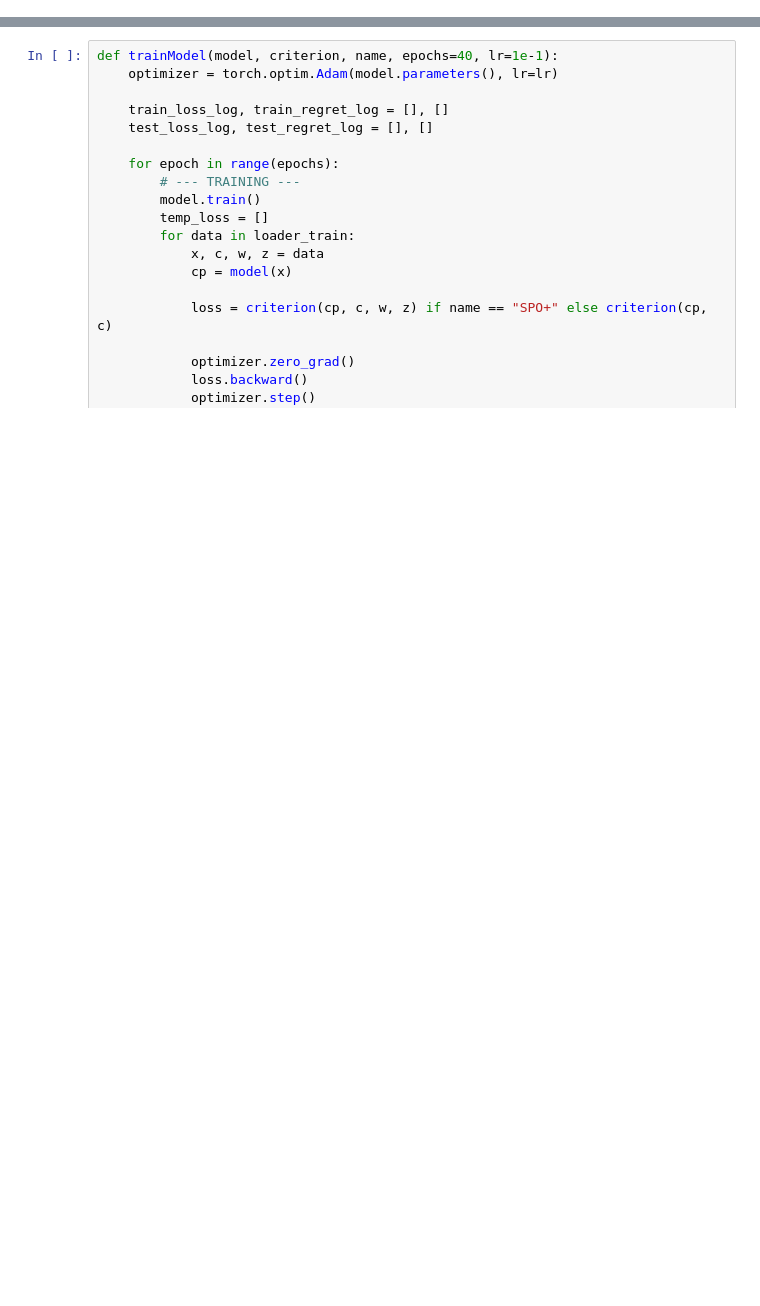
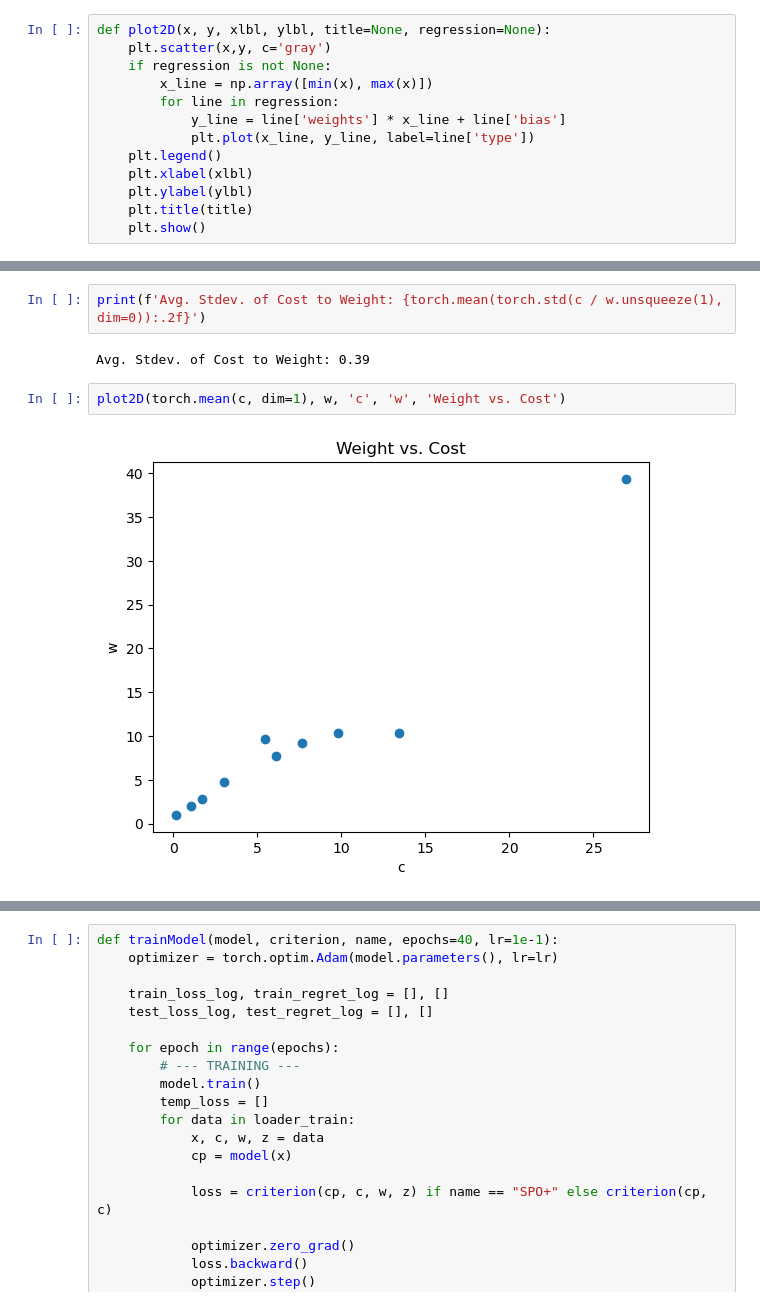
Before and after one commit to saloper/decision-focused-bike-rebalancing, a Jupyter notebook: Knapsack Problems/SPO/knapsack_spo_explore.ipynb, the cells around one changed output, grey strips where cells are left out. Drawn from its saved outputs; the diff is of its cells as text; blank space fills up the shorter version.

```diff
--- a/Knapsack Problems/SPO/knapsack_spo_explore.ipynb
+++ b/Knapsack Problems/SPO/knapsack_spo_explore.ipynb
@@ -23,0 +10,13 @@ x_train, x_test, c_train, c_test = train_test_split(x, c, test_size= int(n *.9))
+# %%
+def plot2D(x, y, xlbl, ylbl, title=None, regression=None):
+    plt.scatter(x,y, c='gray')
+    if regression is not None:
+        x_line = np.array([min(x), max(x)])
+        for line in regression:
+            y_line = line['weights'] * x_line + line['bias']
+            plt.plot(x_line, y_line, label=line['type'])
+    plt.legend()
+    plt.xlabel(xlbl)
+    plt.ylabel(ylbl)
+    plt.title(title)
+    plt.show()
@@ -23,0 +48,8 @@ x_train, x_test, c_train, c_test = train_test_split(x, c, test_size= int(n *.9))
+# %%
+print(f'Avg. Stdev. of Cost to Weight: {torch.mean(torch.std(c / w.unsqueeze(1), dim=0)):.2f}')
+# %% [output]
+Avg. Stdev. of Cost to Weight: 0.39
+# %%
+plot2D(torch.mean(c, dim=1), w, 'c', 'w', 'Weight vs. Cost')
+# %% [output]
+[figure, added]
```
Also changed, not shown: parts of 11 cells of this notebook.
